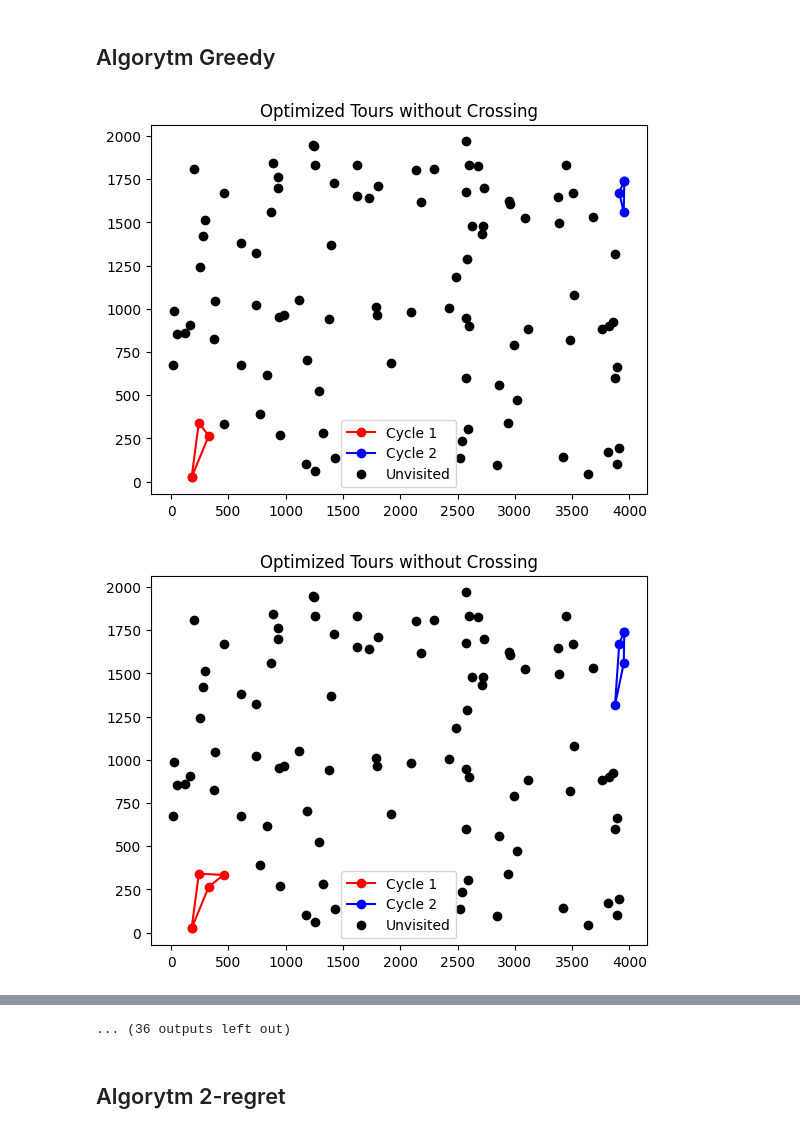
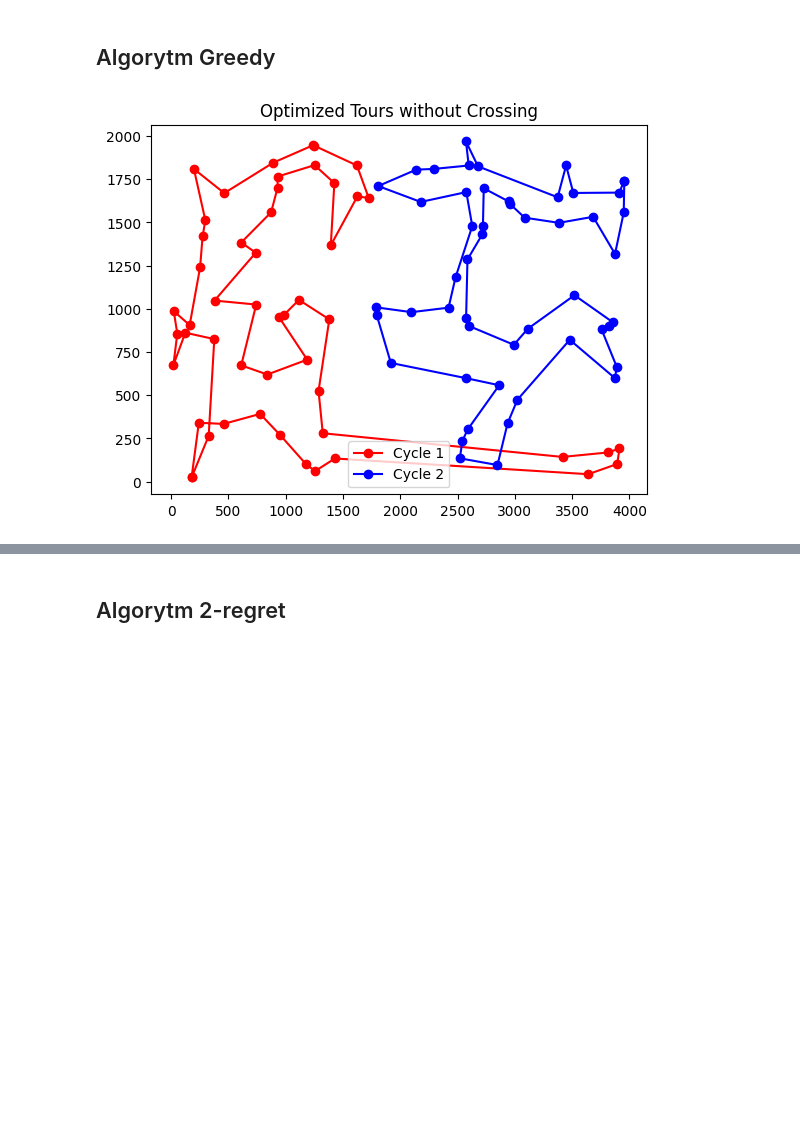
Before and after one commit to maciejm2517/imo-lab1, a Jupyter notebook: imo_1_przemek.ipynb, the cells around one changed output, grey strips where cells are left out. Saved outputs shown, nothing was run; the diff lists cells and outputs as text; code cells hidden in the pictures; blank space fills up the shorter version.

```diff
--- a/imo_1_przemek.ipynb
+++ b/imo_1_przemek.ipynb
@@ -132,7 +132,7 @@ def create_greedy_cycles(cities):
     while unvisited:
         #current_city = tour1[-1]
         positions = np.array([data['x'], data['y']]).T
-        plot_current_tours_to_file(positions, tour1, tour2, unvisited)
+        #plot_current_tours_to_file(positions, tour1, tour2, unvisited)
         # current_cycle_distance_1=[]
         # for x in range(len(tour1)-1):
         #     current_cycle_distance_1.append(calculate_distance(cities[tour1[x]], cities[tour1[x+1]]))
@@ -214,13 +214,10 @@ def create_greedy_cycles(cities):
 
             # add new point to the tour with smallest increase in path
 
-            if(len(unvisited) == 0):
+            if(best_index == -1):
+                tour2.append(best_point)
+            else:
                 tour2.insert(best_index,best_point)
-            else:
-                if(best_index == -1):
-                    tour2.append(best_point)
-                else:
-                    tour2.insert(best_index,best_point)
 
     return tour1, tour2
 
@@ -229,32 +226,31 @@ def plot_optimized_tours(positions, cycle1, cycle2):
     cycle1.append(cycle1[0])
     cycle2.append(cycle2[0])
 
     # Plot the optimized tours
     plt.plot(positions[cycle1, 0], positions[cycle1, 1], linestyle='-', marker='o', color='r', label='Cycle 1')
     plt.plot(positions[cycle2, 0], positions[cycle2, 1], linestyle='-', marker='o', color='b', label='Cycle 2')
 
     # Add legend and title
     plt.legend()
     plt.title('Optimized Tours without Crossing')
     plt.show()
 
 # Load data from CSV file
 data = pd.read_csv('kroa.csv', sep=' ')
 positions = np.array([data['x'], data['y']]).T
 
 # # Add text box with information
 # N = data.shape[0]
 # total_length_cycle1 = sum(calculate_distance(positions[cycle1[i-1]], positions[cycle1[i]]) for i in range(N))
 # total_length_cycle2 = sum(calculate_distance(positions[cycle2[i-1]], positions[cycle2[i]]) for i in range(N))
 # textstr = "N nodes: %d\nTotal length cycle 1: %.3f\nTotal length cycle 2: %.3f" % (N, total_length_cycle1, total_length_cycle2)
 # props = dict(boxstyle='round', facecolor='wheat', alpha=0.5)
 # ax[1].text(0.05, 0.95, textstr, transform=ax[1].transAxes, fontsize=14, verticalalignment='top', bbox=props)
 
 # Create two separate cycles without lines crossing
 cycle1, cycle2 = create_greedy_cycles(positions)
 
 # Plot the optimized tours
 plot_optimized_tours(positions, cycle1, cycle2)
 # %% [output]
-[figure, old version]
+[figure, new version]
-[figure, removed]
@@ -271,3 +257,2 @@ plot_optimized_tours(positions, cycle1, cycle2)
-... (36 outputs left out)
 # %% [markdown]
 ## Algorytm 2-regret
```
Also changed, not shown: parts of 3 cells of this notebook.
